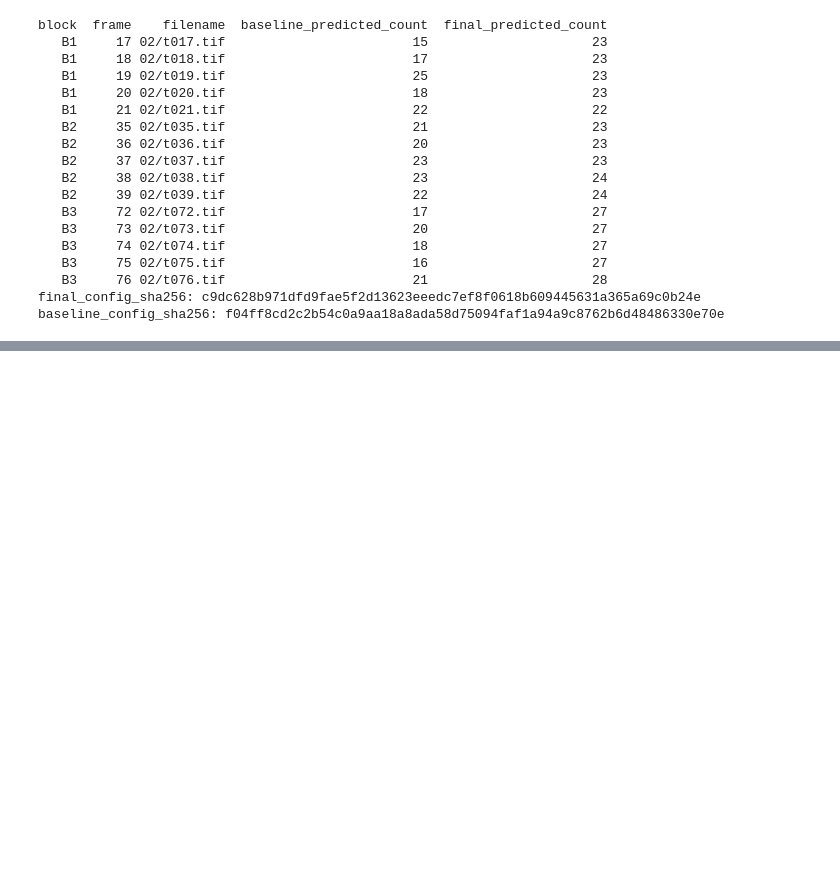
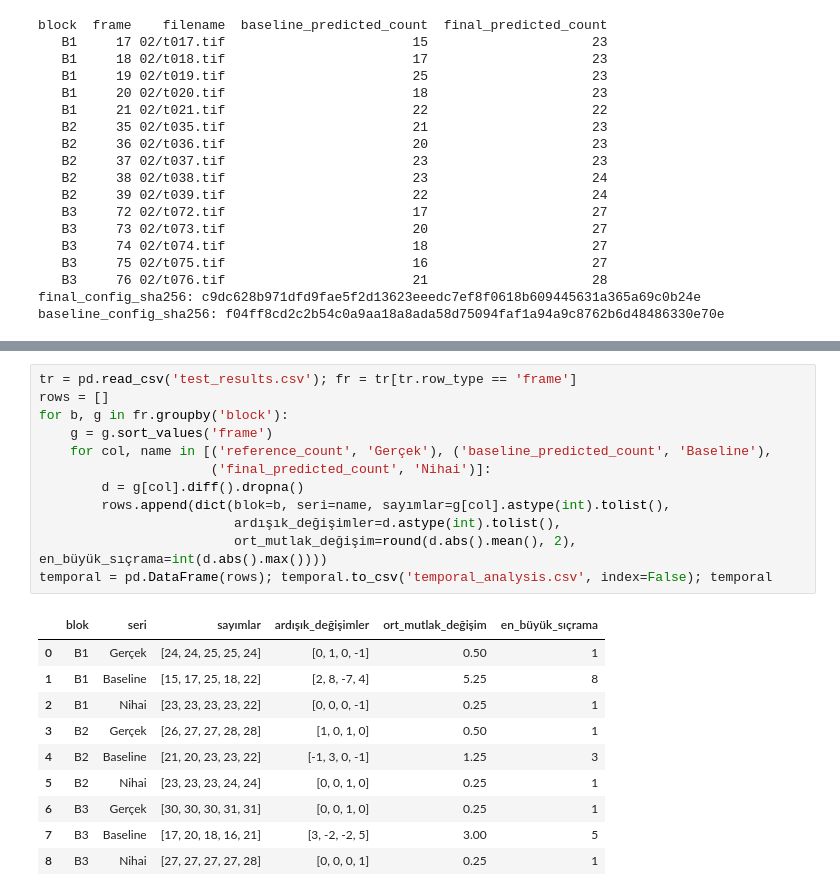
Before and after one commit to nursedaburkuk/goruntu-isleme-midterm, a Jupyter notebook: main.ipynb, the cells around one changed output, grey strips where cells are left out. Drawn from its saved outputs; the diff is of its cells as text; blank space fills up the shorter version.

```diff
--- a/main.ipynb
+++ b/main.ipynb
@@ -231,0 +273,23 @@ baseline_config_sha256: f04ff8cd2c2b54c0a9aa18a8ada58d75094faf1a94a9c8762b6d4848
+# %%
+tr = pd.read_csv('test_results.csv'); fr = tr[tr.row_type == 'frame']
+rows = []
+for b, g in fr.groupby('block'):
+    g = g.sort_values('frame')
+    for col, name in [('reference_count', 'Gerçek'), ('baseline_predicted_count', 'Baseline'),
+                      ('final_predicted_count', 'Nihai')]:
+        d = g[col].diff().dropna()
+        rows.append(dict(blok=b, seri=name, sayımlar=g[col].astype(int).tolist(),
+                         ardışık_değişimler=d.astype(int).tolist(),
+                         ort_mutlak_değişim=round(d.abs().mean(), 2), en_büyük_sıçrama=int(d.abs().max())))
+temporal = pd.DataFrame(rows); temporal.to_csv('temporal_analysis.csv', index=False); temporal
+# %% [output]
+|  | blok | seri | sayımlar | ardışık_değişimler | ort_mutlak_değişim | en_büyük_sıçrama |
+| 0 | B1 | Gerçek | [24, 24, 25, 25, 24] | [0, 1, 0, -1] | 0.50 | 1 |
+| 1 | B1 | Baseline | [15, 17, 25, 18, 22] | [2, 8, -7, 4] | 5.25 | 8 |
+| 2 | B1 | Nihai | [23, 23, 23, 23, 22] | [0, 0, 0, -1] | 0.25 | 1 |
+| 3 | B2 | Gerçek | [26, 27, 27, 28, 28] | [1, 0, 1, 0] | 0.50 | 1 |
+| 4 | B2 | Baseline | [21, 20, 23, 23, 22] | [-1, 3, 0, -1] | 1.25 | 3 |
+| 5 | B2 | Nihai | [23, 23, 23, 24, 24] | [0, 0, 1, 0] | 0.25 | 1 |
+| 6 | B3 | Gerçek | [30, 30, 30, 31, 31] | [0, 0, 1, 0] | 0.25 | 1 |
+| 7 | B3 | Baseline | [17, 20, 18, 16, 21] | [3, -2, -2, 5] | 3.00 | 5 |
+| 8 | B3 | Nihai | [27, 27, 27, 27, 28] | [0, 0, 0, 1] | 0.25 | 1 |
```
Also changed, not shown: parts of 4 cells of this notebook, 9 other files.
